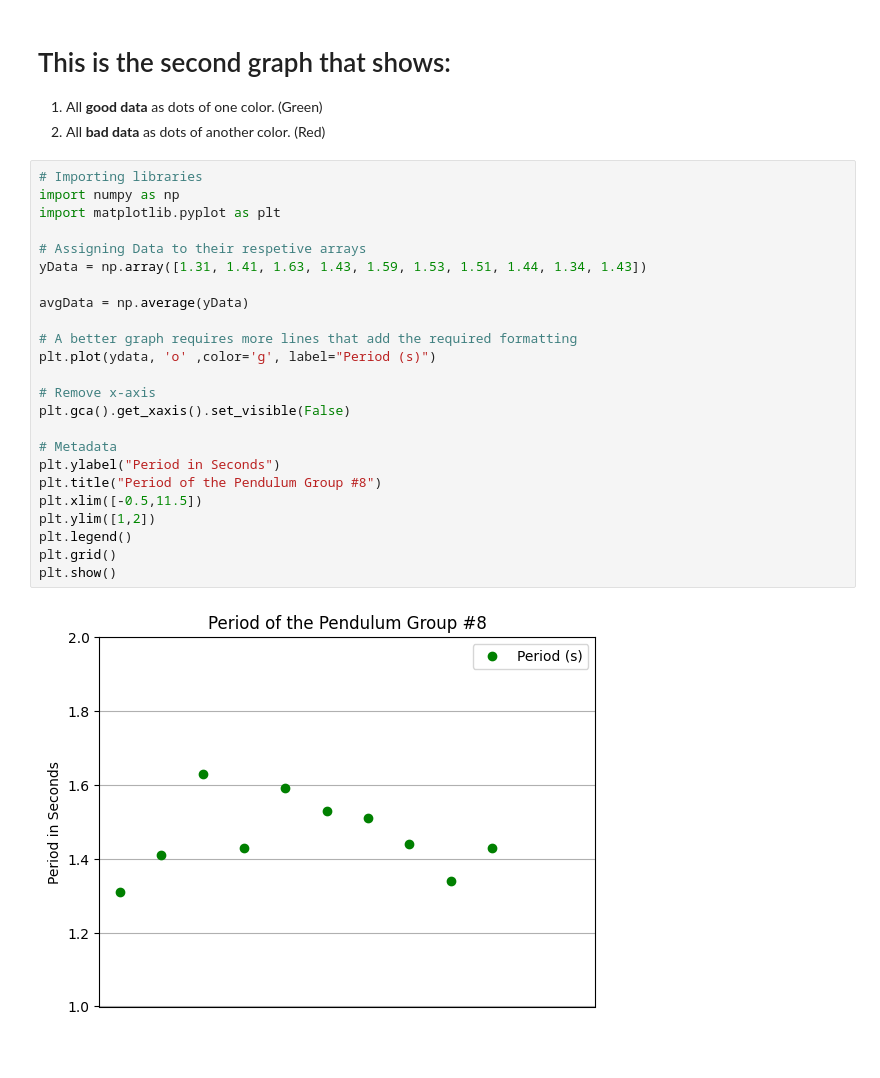
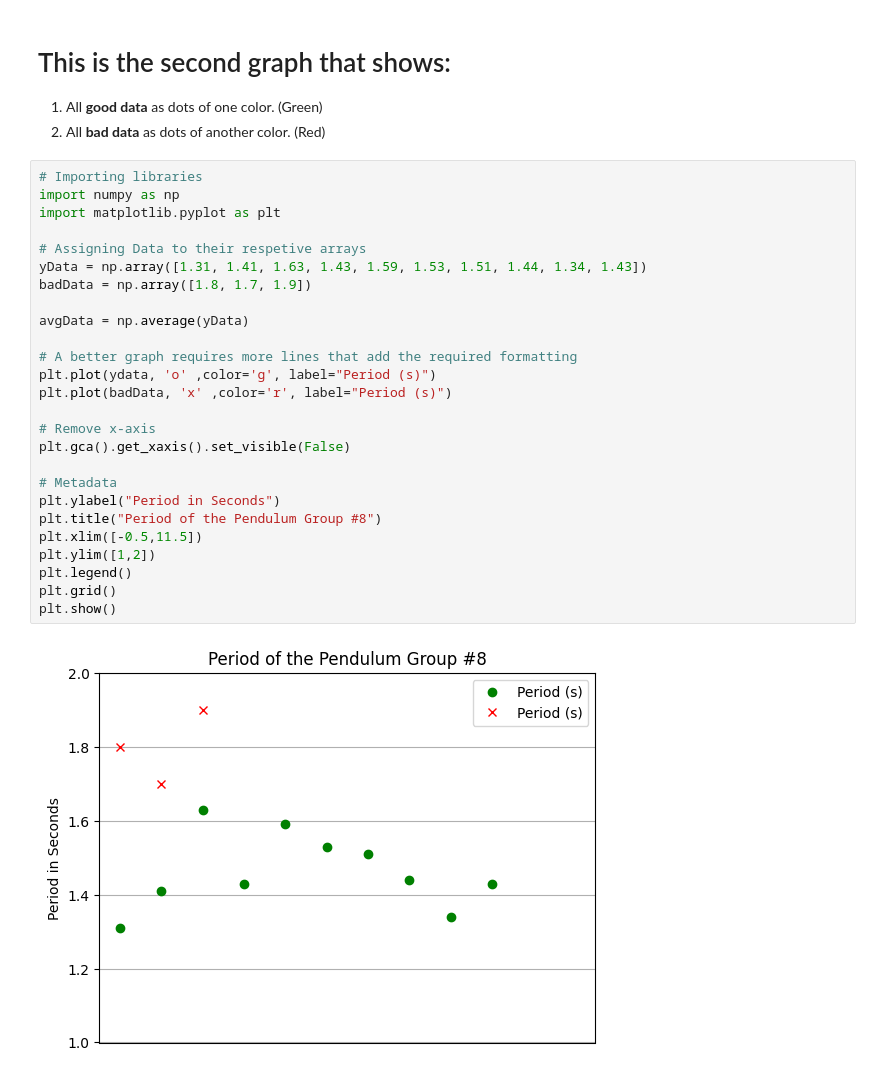
Before and after one commit to photometria/pendulumGraph, a Jupyter notebook: Period_of_the_Pendulum.ipynb, the cells around one changed output. Saved outputs shown, nothing was run; the diff lists cells and outputs as text.

Commit message:
Added extra graph and bad data

```diff
--- a/Period_of_the_Pendulum.ipynb
+++ b/Period_of_the_Pendulum.ipynb
@@ -41,26 +41,28 @@ This is the standard deviation of the data:  0.09734474818910364
 # %%
 # Importing libraries
 import numpy as np
 import matplotlib.pyplot as plt
 
 # Assigning Data to their respetive arrays
 yData = np.array([1.31, 1.41, 1.63, 1.43, 1.59, 1.53, 1.51, 1.44, 1.34, 1.43])
+badData = np.array([1.8, 1.7, 1.9])
 
 avgData = np.average(yData)
 
 # A better graph requires more lines that add the required formatting
 plt.plot(ydata, 'o' ,color='g', label="Period (s)")
+plt.plot(badData, 'x' ,color='r', label="Period (s)")
 
 # Remove x-axis
 plt.gca().get_xaxis().set_visible(False)
 
 # Metadata
 plt.ylabel("Period in Seconds")
 plt.title("Period of the Pendulum Group #8")
 plt.xlim([-0.5,11.5])
 plt.ylim([1,2])
 plt.legend()
 plt.grid()
 plt.show()
 # %% [output]
-[figure, old version]
+[figure, new version]
```
